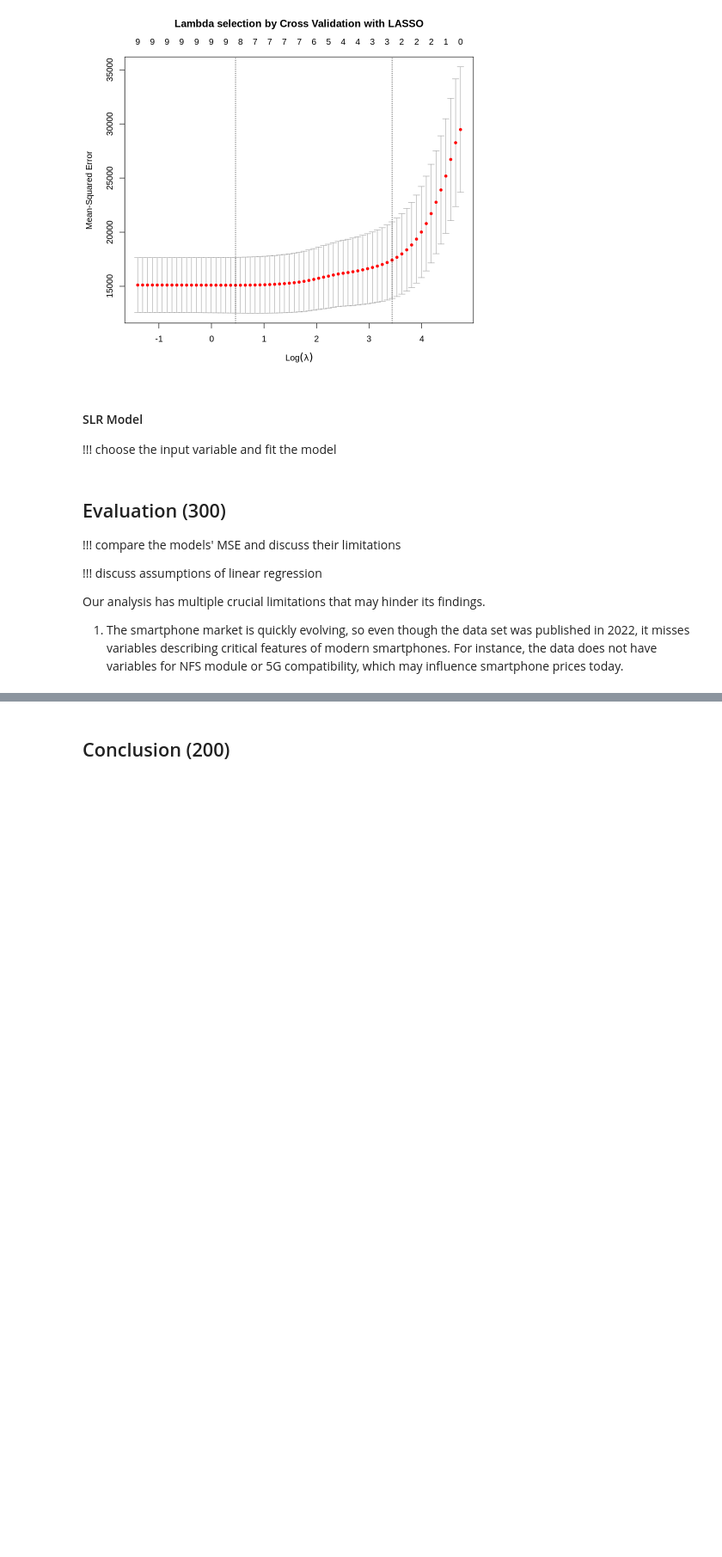
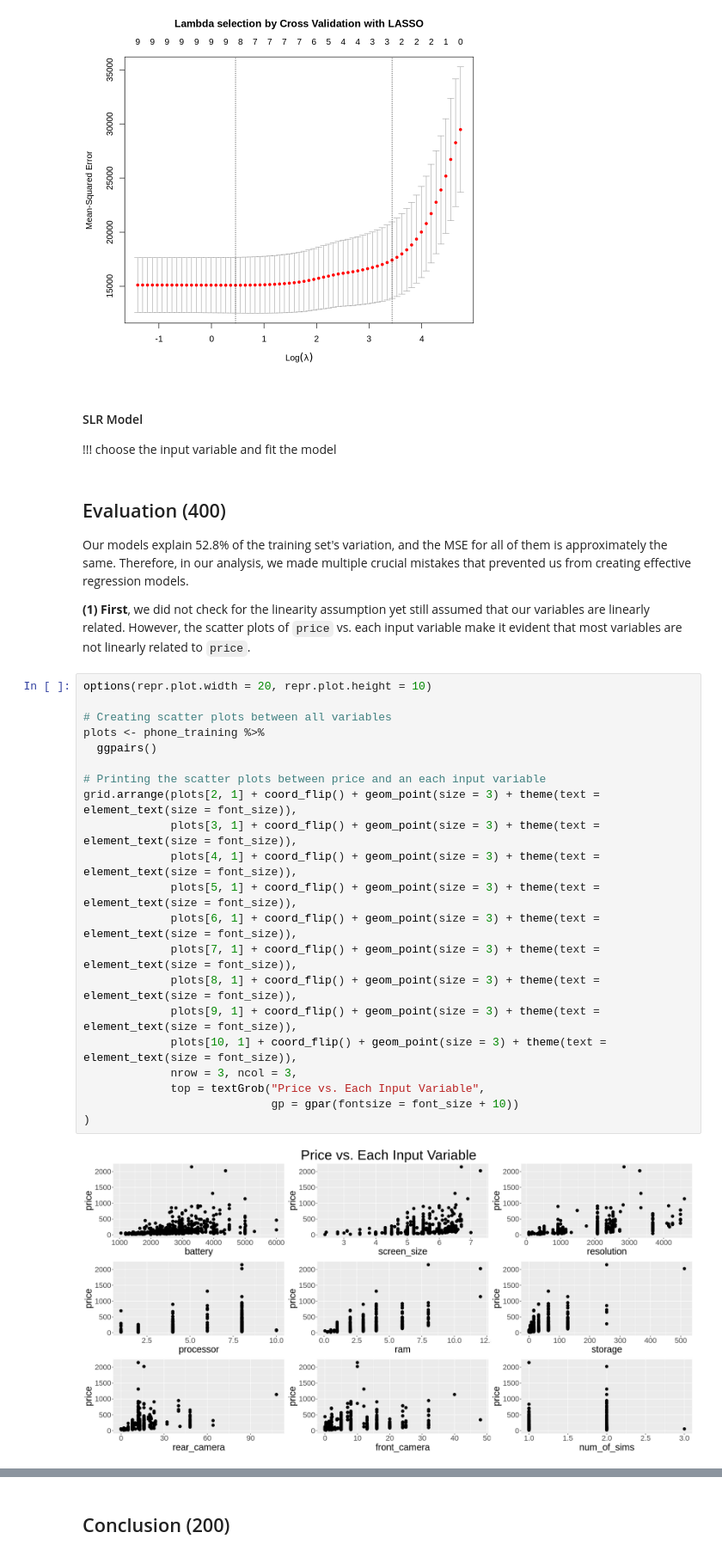
Before and after one commit to Ihor16/stat-301-project, a Jupyter notebook: FinalReport.ipynb, the cells around one changed output, grey strips where cells are left out. Shown at 86% size. Cells and saved outputs as stored; diff of their text form; blank space fills up the shorter version.

Commit message:
Added evaluation

```diff
--- a/FinalReport.ipynb
+++ b/FinalReport.ipynb
@@ -766,12 +749,31 @@ A data.frame: 3 × 2
 
 !!! choose the input variable and fit the model
 # %% [markdown]
-## Evaluation (300)
+## Evaluation (400)
 
-!!! compare the models' MSE and discuss their limitations
+Our models explain 52.8% of the training set's variation, and the MSE for all of them is approximately the same. Therefore, in our analysis, we made multiple crucial mistakes that prevented us from creating effective regression models.
 
-!!! discuss assumptions of linear regression
-
-Our analysis has multiple crucial limitations that may hinder its findings.
-
-1. The smartphone market is quickly evolving, so even though the data set was published in 2022, it misses variables describing critical features of modern smartphones. For instance, the data does not have variables for NFS module or 5G compatibility, which may influence smartphone prices today.
+**(1) First**, we did not check for the linearity assumption yet still assumed that our variables are linearly related. However, the scatter plots of `price` vs. each input variable make it evident that most variables are not linearly related to `price`.
+# %%
+options(repr.plot.width = 20, repr.plot.height = 10)
+
+# Creating scatter plots between all variables
+plots <- phone_training %>%
+  ggpairs()
+
+# Printing the scatter plots between price and an each input variable
+grid.arrange(plots[2, 1] + coord_flip() + geom_point(size = 3) + theme(text = element_text(size = font_size)),
+             plots[3, 1] + coord_flip() + geom_point(size = 3) + theme(text = element_text(size = font_size)),
+             plots[4, 1] + coord_flip() + geom_point(size = 3) + theme(text = element_text(size = font_size)),
+             plots[5, 1] + coord_flip() + geom_point(size = 3) + theme(text = element_text(size = font_size)),
+             plots[6, 1] + coord_flip() + geom_point(size = 3) + theme(text = element_text(size = font_size)),
+             plots[7, 1] + coord_flip() + geom_point(size = 3) + theme(text = element_text(size = font_size)),
+             plots[8, 1] + coord_flip() + geom_point(size = 3) + theme(text = element_text(size = font_size)),
+             plots[9, 1] + coord_flip() + geom_point(size = 3) + theme(text = element_text(size = font_size)),
+             plots[10, 1] + coord_flip() + geom_point(size = 3) + theme(text = element_text(size = font_size)),
+             nrow = 3, ncol = 3,
+             top = textGrob("Price vs. Each Input Variable",
+                            gp = gpar(fontsize = font_size + 10))
+)
+# %% [output]
+[figure, added]
```
Also changed, not shown: parts of 7 cells of this notebook.
